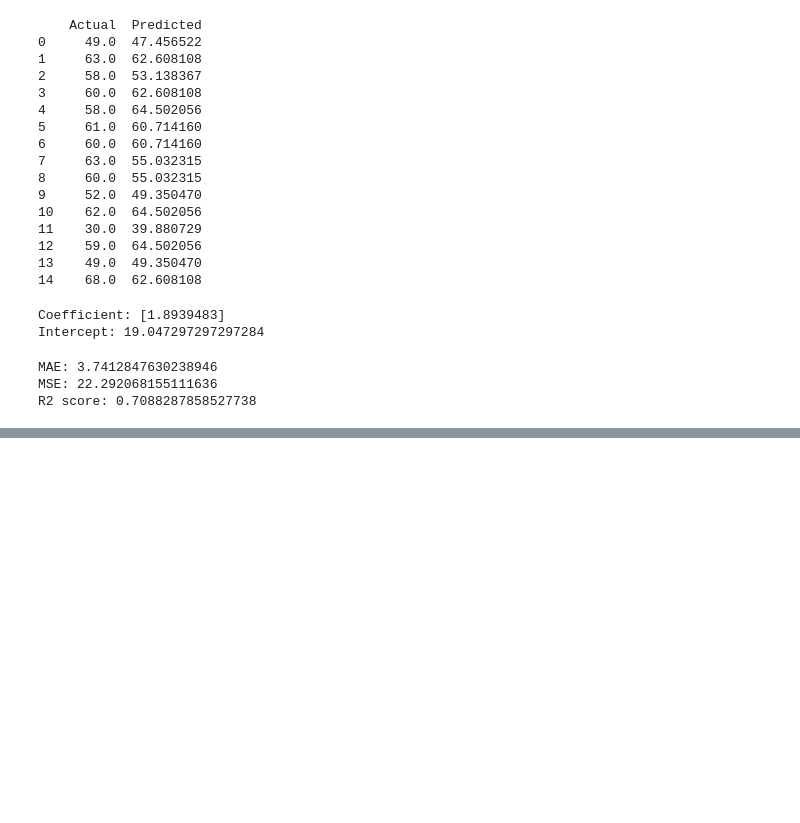
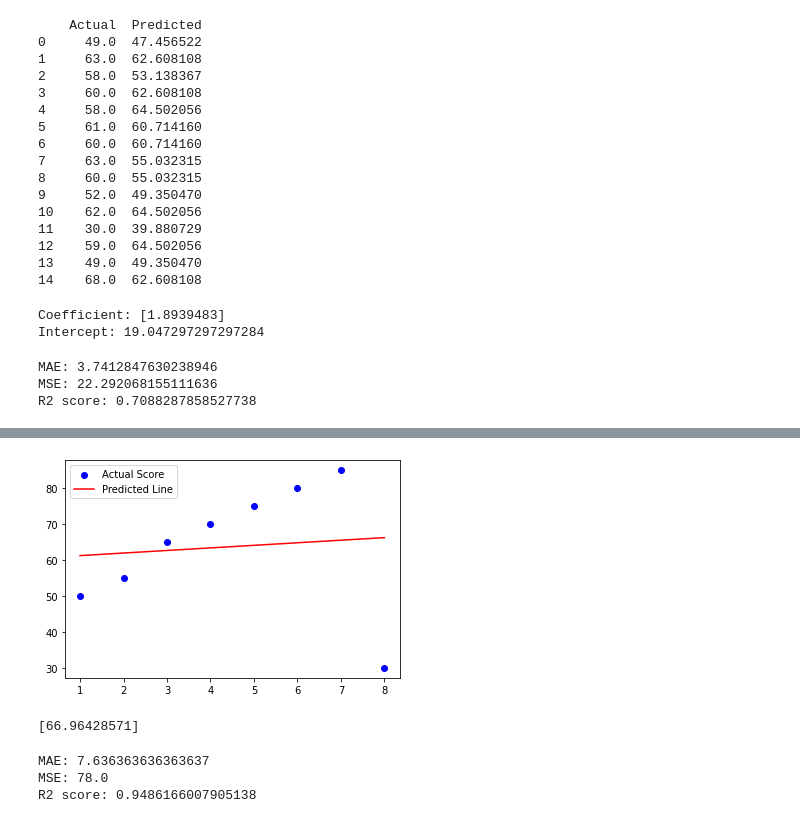
Before and after one commit to ShahHet2812/Sem4, a Jupyter notebook: B4_128_Sem_4/B4_T2/Python/Chapter-5.ipynb, the cells around one changed output, grey strips where cells are left out. Drawn from its saved outputs; the diff is of its cells as text; code cells hidden in the pictures; blank space fills up the shorter version.

```diff
--- a/B4_128_Sem_4/B4_T2/Python/Chapter-5.ipynb
+++ b/B4_128_Sem_4/B4_T2/Python/Chapter-5.ipynb
@@ -113,0 +115,5 @@ plt.show()
+# %%
+import pandas as pd
+import numpy as np
+hours=np.array([[1],[2],[3],[4],[5],[6],[7],[8]])
+score=np.array([50,55,65,70,75,80,85,30])
@@ -113,0 +138,15 @@ plt.show()
+# %%
+import matplotlib.pyplot as plt
+plt.scatter(hours,score,c='b',label='Actual Score')
+plt.plot(hours,score_pred,c='r',label='Predicted Line')
+plt.legend()
+plt.show()
+# %% [output]
+[figure, added]
+# %%
+y_pred=lr.predict([[9]])
+if y_pred>100:
+    y_pred=100
+print(y_pred)
+# %% [output]
+[66.96428571]
@@ -113,0 +162,9 @@ plt.show()
+# %%
+from sklearn import metrics
+print("MAE:",metrics.mean_absolute_error(y,y_pred))
+print("MSE:",metrics.mean_squared_error(y,y_pred))
+print("R2 score:",metrics.r2_score(y,y_pred))
+# %% [output]
+MAE: 7.636363636363637
+MSE: 78.0
+R2 score: 0.9486166007905138
```
Also changed, not shown: parts of 13 cells of this notebook, 5 other files.
